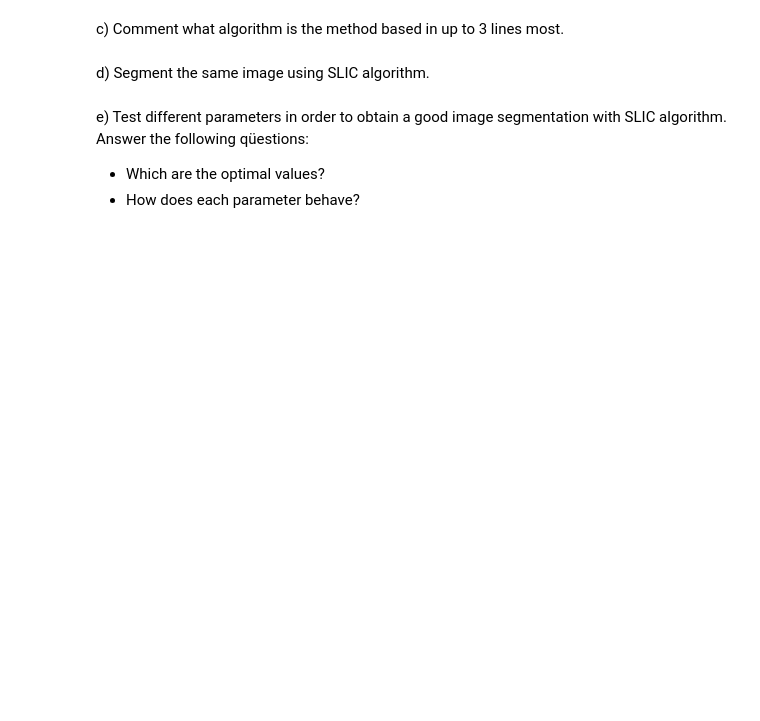
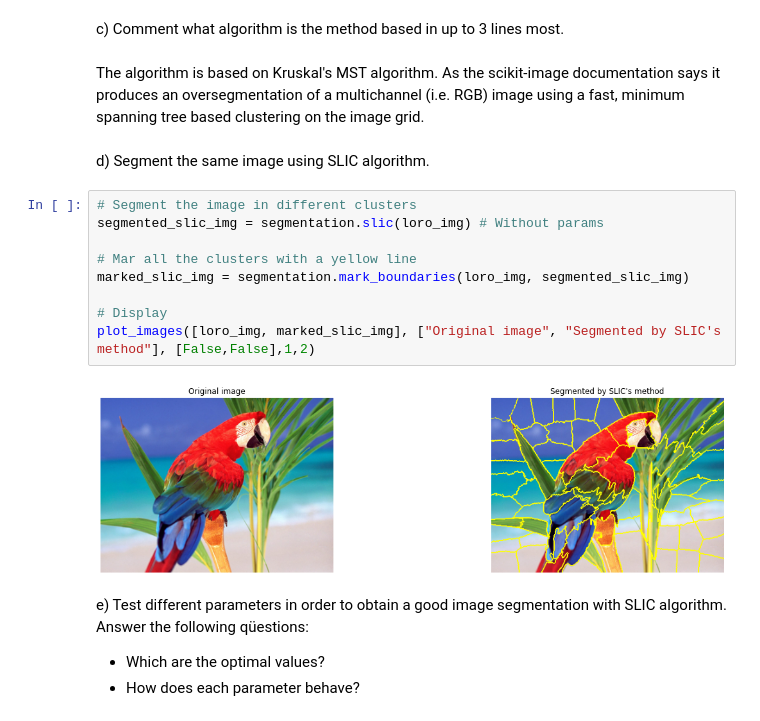
Before and after one commit to laurentiuNedelcu/va-laboratori, a Jupyter notebook: p3/Laboratory 3 20201028/p3_2020-2021_2solve.ipynb, the cells around one changed output. Drawn from its saved outputs; the diff is of its cells as text; blank space fills up the shorter version.

```diff
--- a/p3/Laboratory 3 20201028/p3_2020-2021_2solve.ipynb
+++ b/p3/Laboratory 3 20201028/p3_2020-2021_2solve.ipynb
@@ -222,7 +341,20 @@ Answer the following qüestions:
 # %% [markdown]
 c) Comment what algorithm is the method based in up to 3 lines most.
+# %% [markdown]
+The algorithm is based on Kruskal's MST algorithm. As the scikit-image documentation says it produces an oversegmentation of a multichannel (i.e. RGB) image using a fast, minimum spanning tree based clustering on the image grid.
 # %% [markdown]
 d) Segment the same image using SLIC algorithm.
+# %%
+# Segment the image in different clusters
+segmented_slic_img = segmentation.slic(loro_img) # Without params
+
+# Mar all the clusters with a yellow line
+marked_slic_img = segmentation.mark_boundaries(loro_img, segmented_slic_img)
+
+# Display
+plot_images([loro_img, marked_slic_img], ["Original image", "Segmented by SLIC's method"], [False,False],1,2)
+# %% [output]
+[figure, added]
 # %% [markdown]
 e) Test different parameters in order to obtain a good image segmentation with SLIC algorithm.
 Answer the following qüestions:
```
Also changed, not shown: parts of 26 cells of this notebook.
